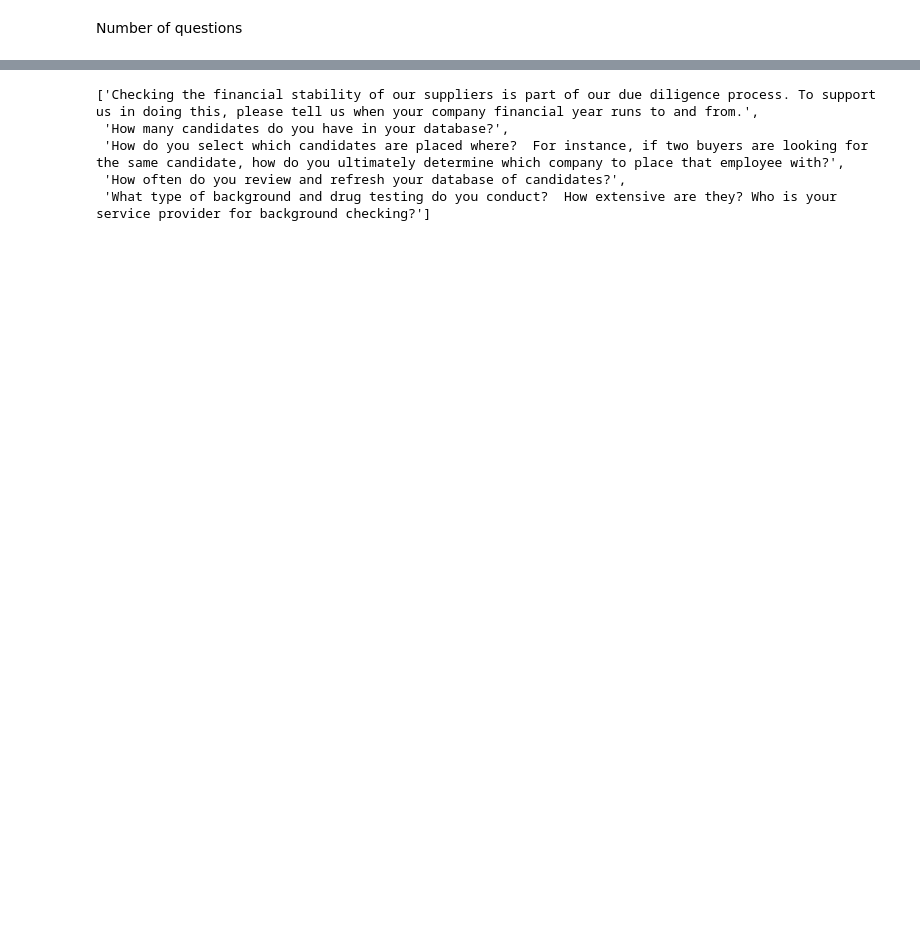
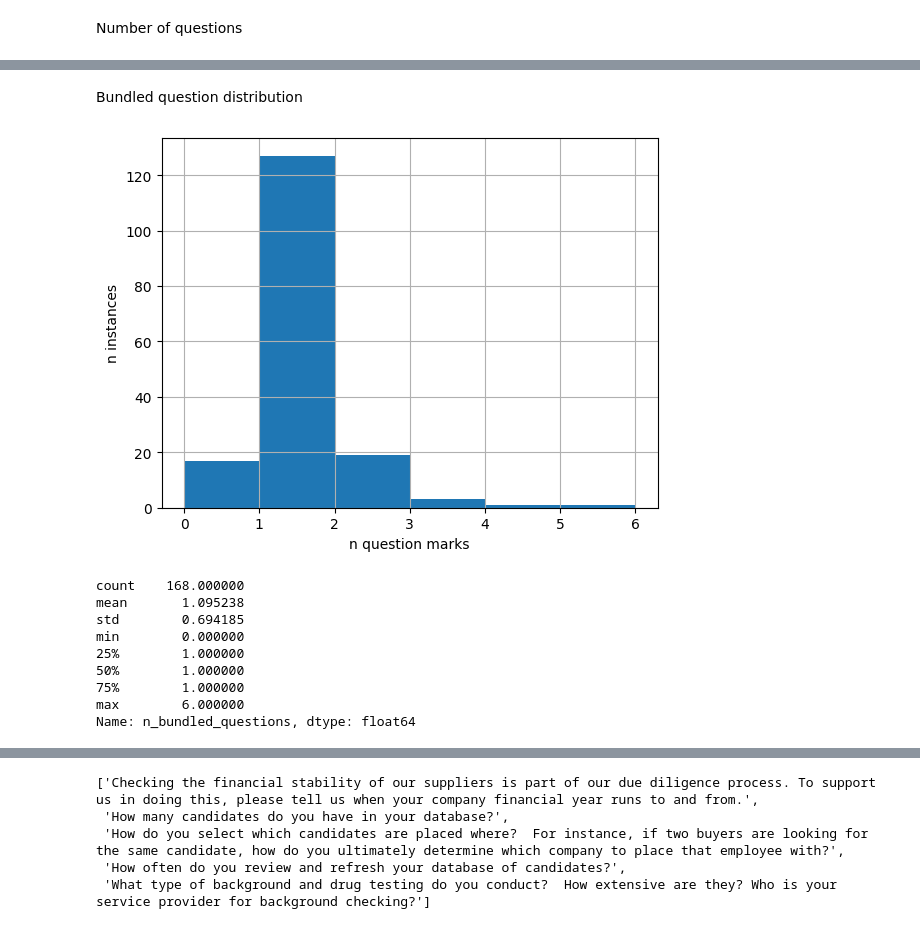
Before and after one commit to KalebJS/rfp-client, a Jupyter notebook: eda.ipynb, the cells around one changed output, grey strips where cells are left out. Drawn from its saved outputs; the diff is of its cells as text; code cells hidden in the pictures; blank space fills up the shorter version.

```diff
--- a/eda.ipynb
+++ b/eda.ipynb
@@ -28,0 +74,20 @@ df = pd.DataFrame(questions, columns=["question"])
+# %% [markdown]
+Bundled question distribution
+# %%
+df["n_bundled_questions"] = df["question"].apply(lambda x: x.count("?"))
+df["n_bundled_questions"].hist(bins=6)
+plt.xlabel("n question marks")
+plt.ylabel("n instances")
+plt.show()
+df["n_bundled_questions"].describe()
+# %% [output]
+[figure, added]
+count    168.000000
+mean       1.095238
+std        0.694185
+min        0.000000
+25%        1.000000
+50%        1.000000
+75%        1.000000
+max        6.000000
+Name: n_bundled_questions, dtype: float64
```
Also changed, not shown: parts of 17 cells of this notebook, 3 other files.
